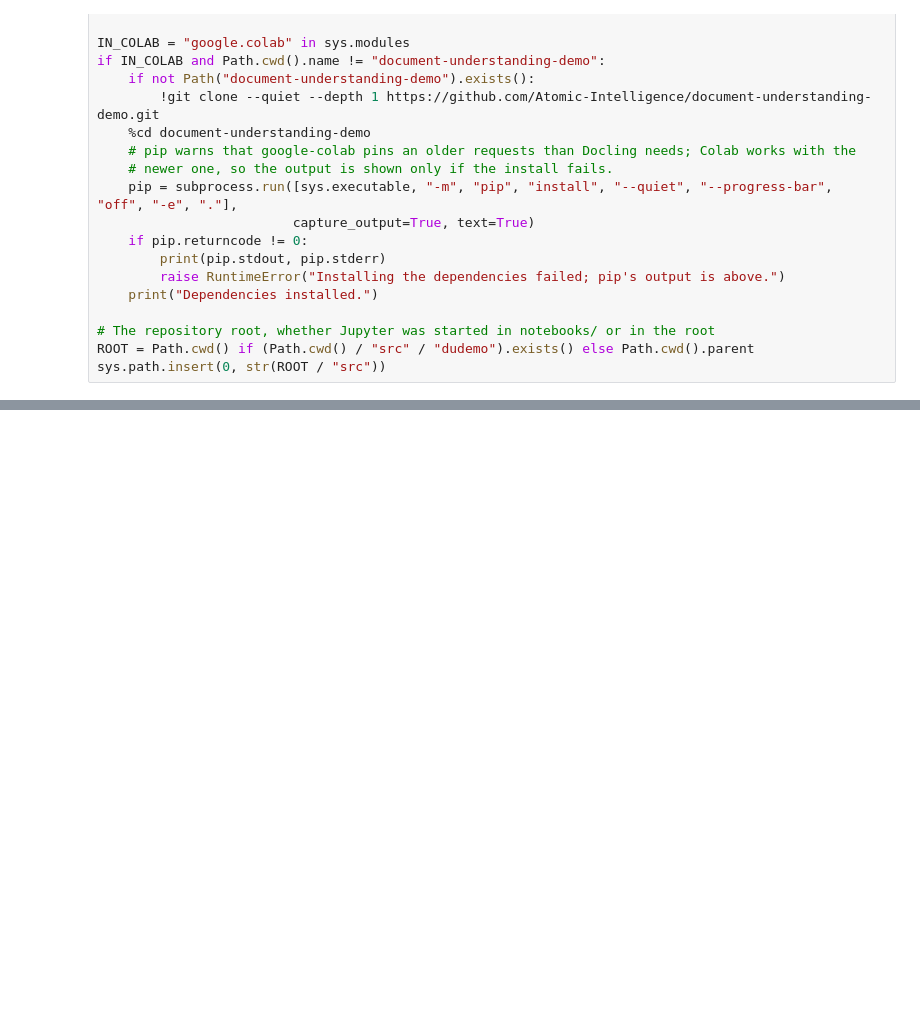
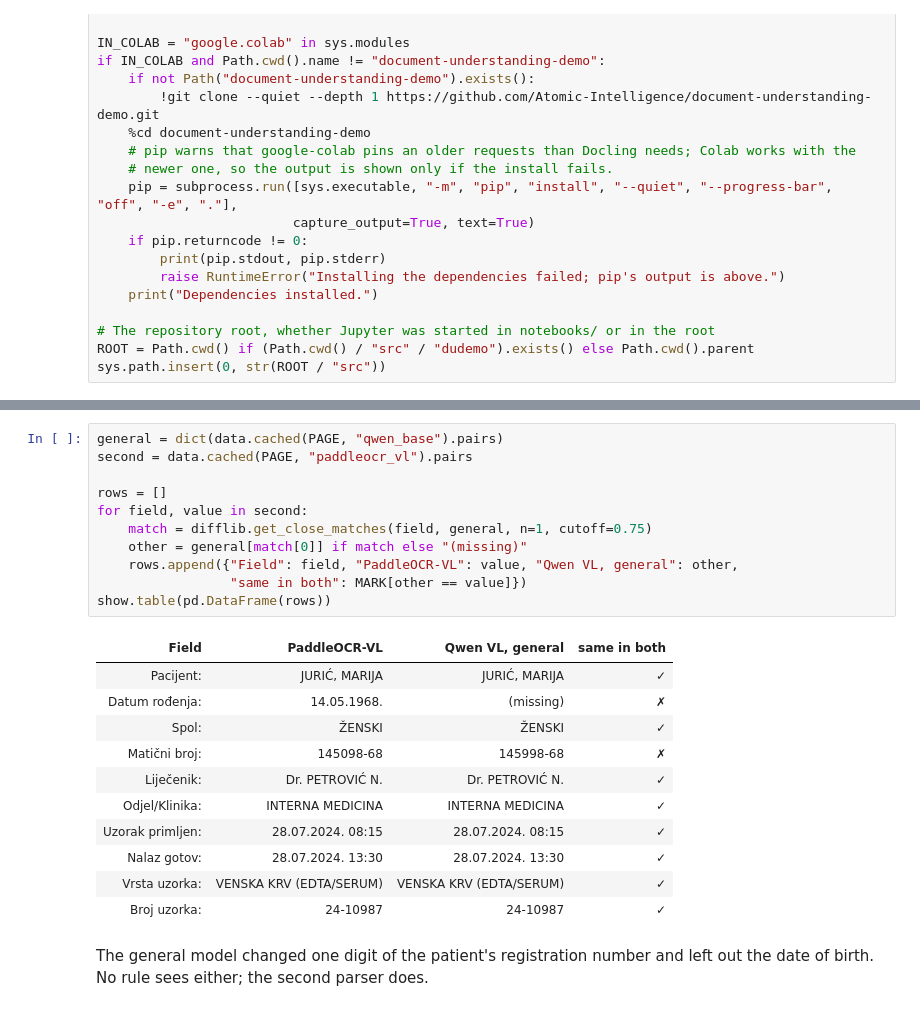
Before and after one commit to Atomic-Intelligence/document-understanding-demo, a Jupyter notebook: notebooks/demo_with_outputs.ipynb, the cells around one changed output, grey strips where cells are left out. Drawn from its saved outputs; the diff is of its cells as text; blank space fills up the shorter version.

```diff
--- a/notebooks/demo_with_outputs.ipynb
+++ b/notebooks/demo_with_outputs.ipynb
@@ -231,0 +365,26 @@ Set MY_FILE to the path of a PDF or an image, then run this cell again.
+# %%
+general = dict(data.cached(PAGE, "qwen_base").pairs)
+second = data.cached(PAGE, "paddleocr_vl").pairs
+
+rows = []
+for field, value in second:
+    match = difflib.get_close_matches(field, general, n=1, cutoff=0.75)
+    other = general[match[0]] if match else "(missing)"
+    rows.append({"Field": field, "PaddleOCR-VL": value, "Qwen VL, general": other,
+                 "same in both": MARK[other == value]})
+show.table(pd.DataFrame(rows))
+# %% [output]
+| Field | PaddleOCR-VL | Qwen VL, general | same in both |
+| Pacijent: | JURIĆ, MARIJA | JURIĆ, MARIJA | ✓ |
+| Datum rođenja: | 14.05.1968. | (missing) | ✗ |
+| Spol: | ŽENSKI | ŽENSKI | ✓ |
+| Matični broj: | 145098-68 | 145998-68 | ✗ |
+| Liječenik: | Dr. PETROVIĆ N. | Dr. PETROVIĆ N. | ✓ |
+| Odjel/Klinika: | INTERNA MEDICINA | INTERNA MEDICINA | ✓ |
+| Uzorak primljen: | 28.07.2024. 08:15 | 28.07.2024. 08:15 | ✓ |
+| Nalaz gotov: | 28.07.2024. 13:30 | 28.07.2024. 13:30 | ✓ |
+| Vrsta uzorka: | VENSKA KRV (EDTA/SERUM) | VENSKA KRV (EDTA/SERUM) | ✓ |
+| Broj uzorka: | 24-10987 | 24-10987 | ✓ |
+# %% [markdown]
+The general model changed one digit of the patient's registration number and left out the date of
+birth. No rule sees either; the second parser does.
```
Also changed, not shown: parts of 51 cells of this notebook, 10 other files.
